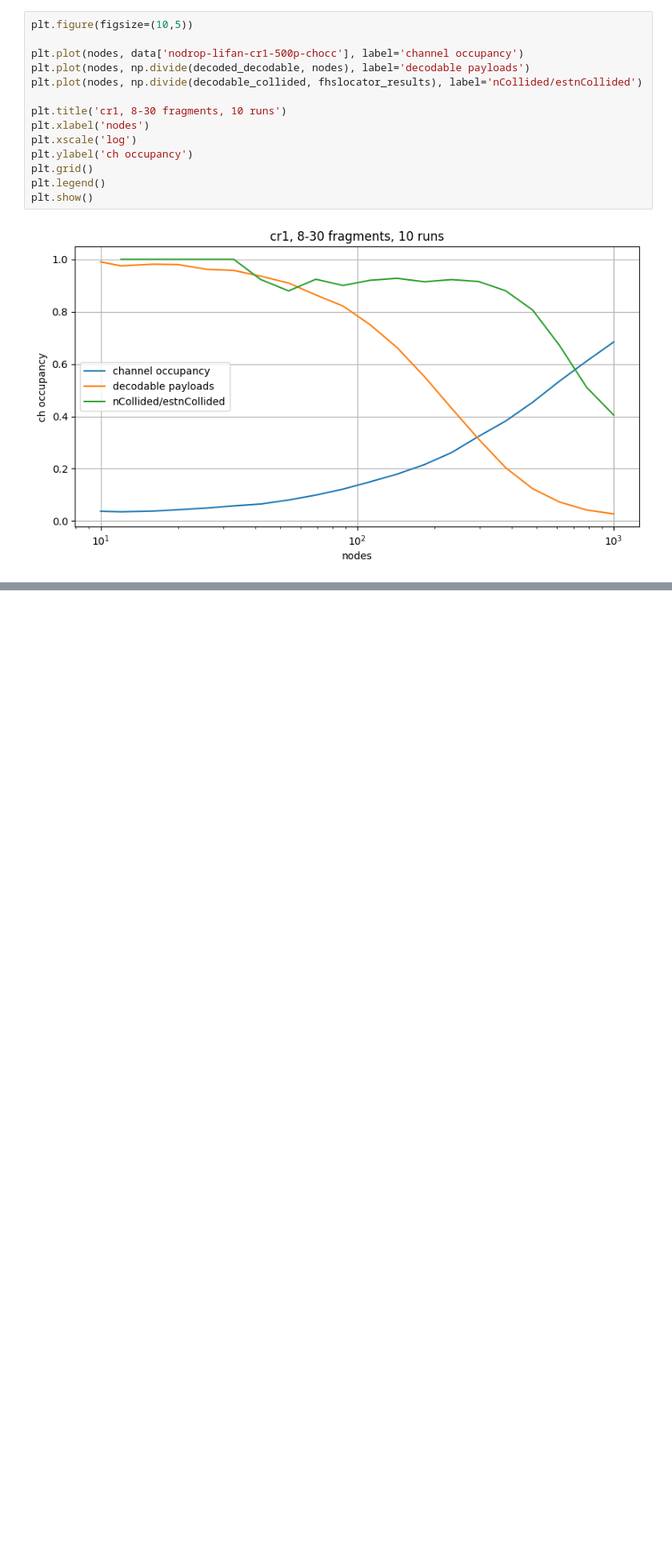
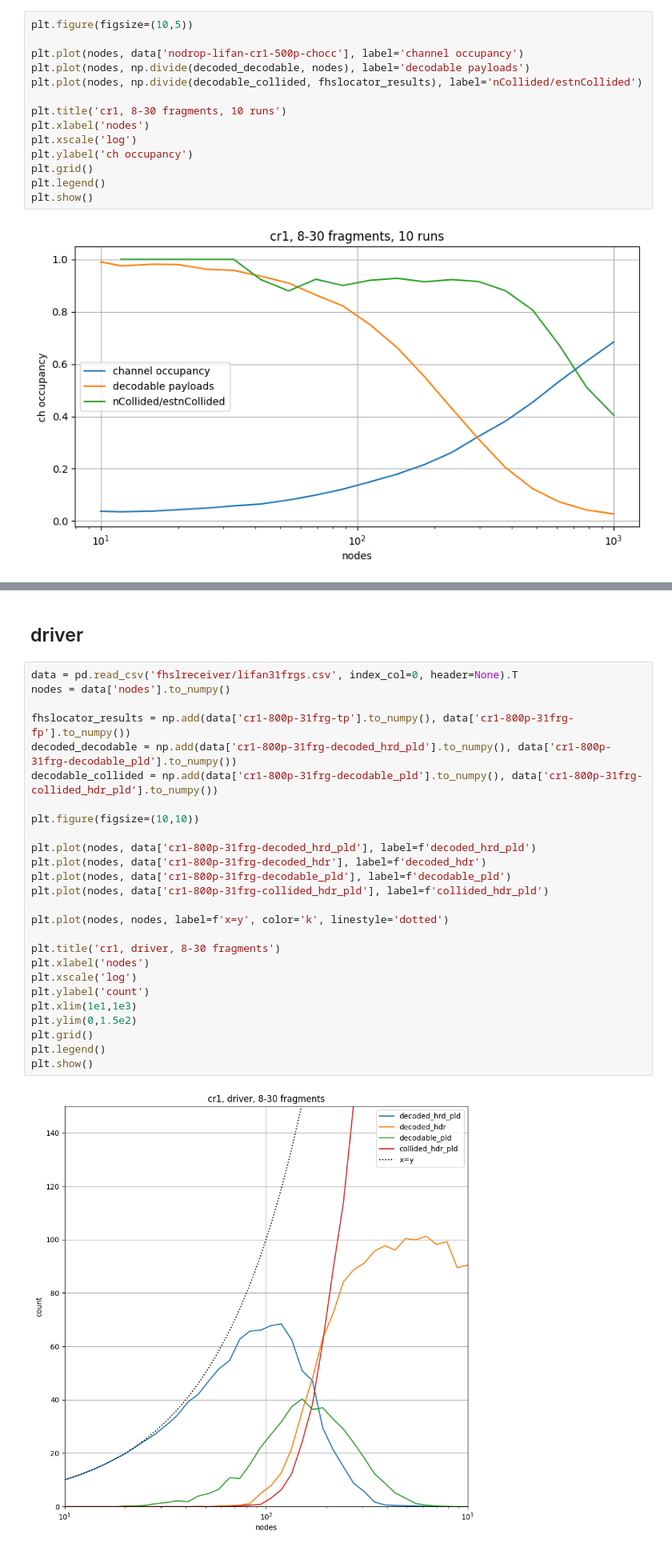
Before and after one commit to diegomm6/lr-fhss_seq-families, a Jupyter notebook: predecode.ipynb, the cells around one changed output, grey strips where cells are left out. Shown: that part at 80% size. Saved outputs shown, nothing was run; the diff lists cells and outputs as text; blank space fills up the shorter version.

Commit message:
new results added

```diff
--- a/predecode.ipynb
+++ b/predecode.ipynb
@@ -142,0 +143,30 @@ plt.show()
+# %% [markdown]
+## driver
+# %%
+data = pd.read_csv('fhslreceiver/lifan31frgs.csv', index_col=0, header=None).T
+nodes = data['nodes'].to_numpy()
+
+fhslocator_results = np.add(data['cr1-800p-31frg-tp'].to_numpy(), data['cr1-800p-31frg-fp'].to_numpy())
+decoded_decodable = np.add(data['cr1-800p-31frg-decoded_hrd_pld'].to_numpy(), data['cr1-800p-31frg-decodable_pld'].to_numpy())
+decodable_collided = np.add(data['cr1-800p-31frg-decodable_pld'].to_numpy(), data['cr1-800p-31frg-collided_hdr_pld'].to_numpy())
+
+plt.figure(figsize=(10,10))
+
+plt.plot(nodes, data['cr1-800p-31frg-decoded_hrd_pld'], label=f'decoded_hrd_pld')
+plt.plot(nodes, data['cr1-800p-31frg-decoded_hdr'], label=f'decoded_hdr')
+plt.plot(nodes, data['cr1-800p-31frg-decodable_pld'], label=f'decodable_pld')
+plt.plot(nodes, data['cr1-800p-31frg-collided_hdr_pld'], label=f'collided_hdr_pld')
+
+plt.plot(nodes, nodes, label=f'x=y', color='k', linestyle='dotted')
+
+plt.title('cr1, driver, 8-30 fragments')
+plt.xlabel('nodes')
+plt.xscale('log')
+plt.ylabel('count')
+plt.xlim(1e1,1e3)
+plt.ylim(0,1.5e2)
+plt.grid()
+plt.legend()
+plt.show()
+# %% [output]
+[figure, added]
```
Also changed, not shown: parts of 8 cells of this notebook, 4 other files.
